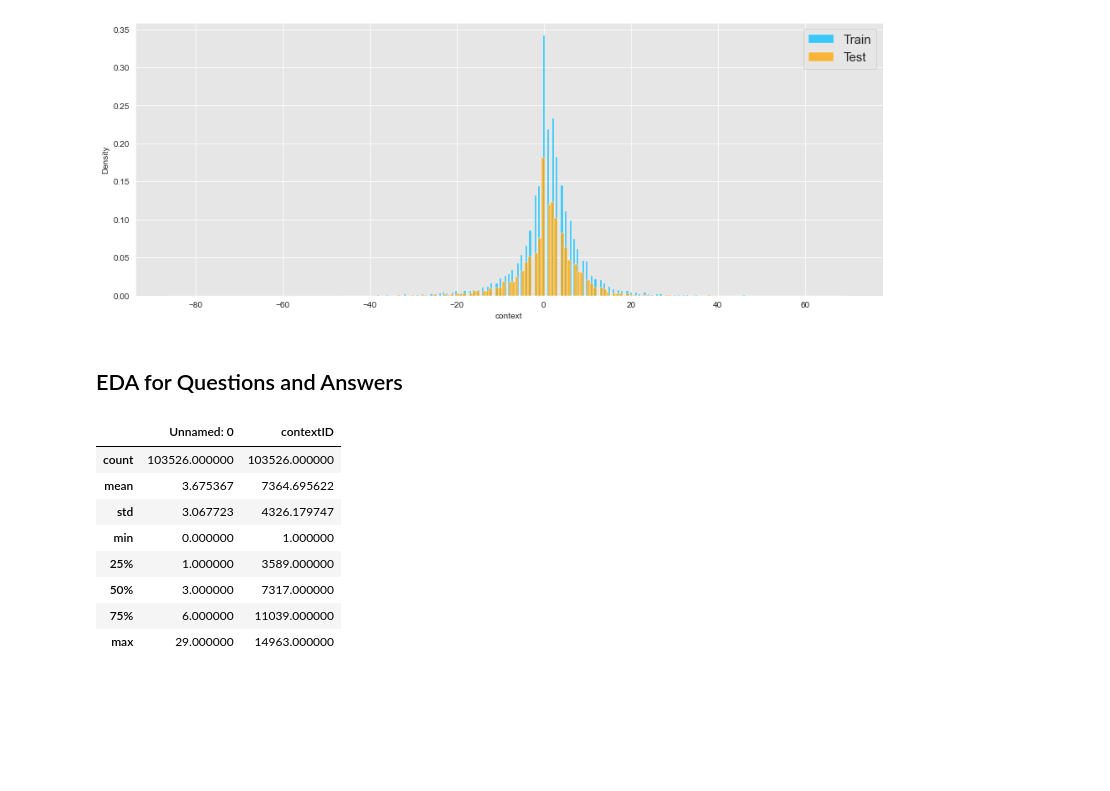
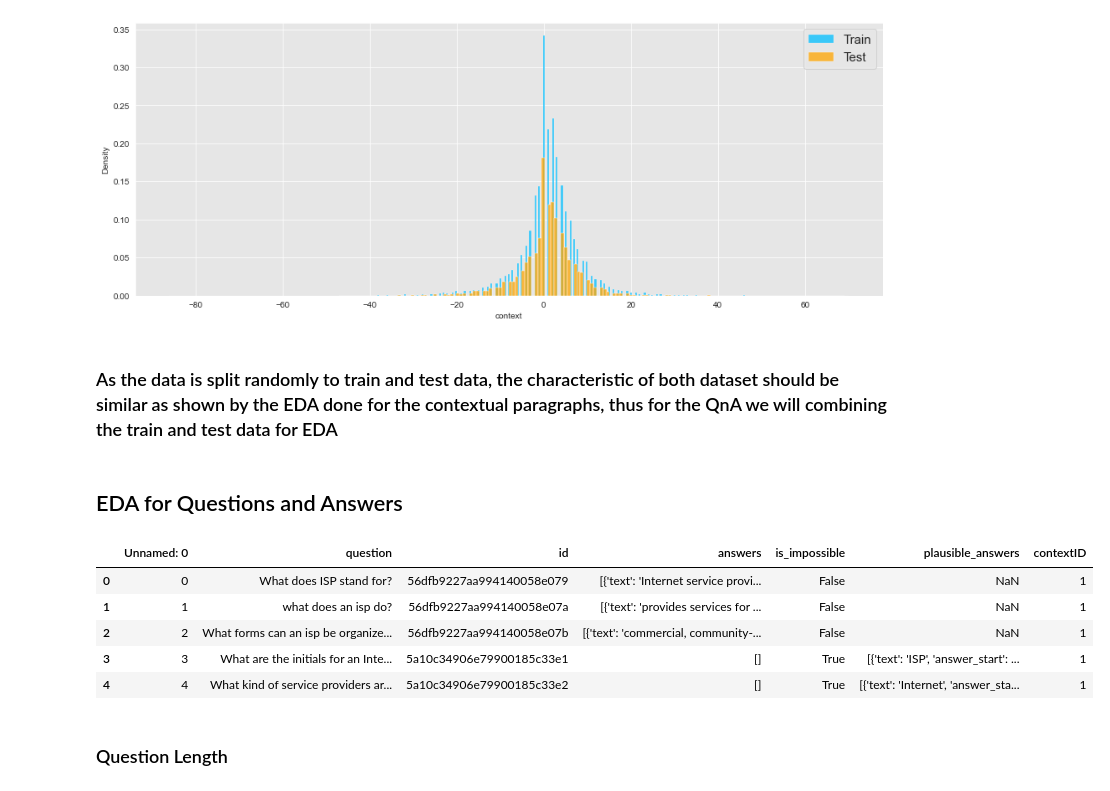
Before and after one commit to TzeMeng/CAPSTONE, a Jupyter notebook: Data_Exploration.ipynb, the cells around one changed output. Drawn from its saved outputs; the diff is of its cells as text; code cells hidden in the pictures; blank space fills up the shorter version.

```diff
--- a/Data_Exploration.ipynb
+++ b/Data_Exploration.ipynb
@@ -104,20 +88,19 @@ plt.legend(fontsize = 15)
 # %% [output]
 <matplotlib.legend.Legend at 0x...>
 [figure]
+# %% [markdown]
+### As the data is split randomly to train and test data, the characteristic of both dataset should be similar as shown by the EDA done for the contextual paragraphs, thus for the QnA we will combining the train and test data for EDA
 # %% [markdown]
 ## EDA for Questions and Answers
 # %%
 train_QA = pd.read_excel(io='data/train_QA.xlsx')
 test_QA = pd.read_excel(io='data/test_QA.xlsx')
 # %%
-train_QA.describe()
+train_QA.head()
 # %% [output]
-|  | Unnamed: 0 | contextID |
-| count | 103526.000000 | 103526.000000 |
-| mean | 3.675367 | 7364.695622 |
-| std | 3.067723 | 4326.179747 |
-| min | 0.000000 | 1.000000 |
-| 25% | 1.000000 | 3589.000000 |
-| 50% | 3.000000 | 7317.000000 |
-| 75% | 6.000000 | 11039.000000 |
-| max | 29.000000 | 14963.000000 |
+|  | Unnamed: 0 | question | id | answers | is_impossible | plausible_answers | contextID |
+| 0 | 0 | What does ISP stand for? | 56dfb9227aa994140058e079 | [{'text': 'Internet service provi... | False | NaN | 1 |
+| 1 | 1 | what does an isp do? | 56dfb9227aa994140058e07a | [{'text': 'provides services for ... | False | NaN | 1 |
+| 2 | 2 | What forms can an isp be organize... | 56dfb9227aa994140058e07b | [{'text': 'commercial, community-... | False | NaN | 1 |
+| 3 | 3 | What are the initials for an Inte... | 5a10c34906e79900185c33e1 | [] | True | [{'text': 'ISP', 'answer_start': ... | 1 |
+| 4 | 4 | What kind of service providers ar... | 5a10c34906e79900185c33e2 | [] | True | [{'text': 'Internet', 'answer_sta... | 1 |
@@ -123,0 +113,2 @@ train_QA.describe()
+# %% [markdown]
+### Question Length
```
Also changed, not shown: parts of 27 cells of this notebook.
